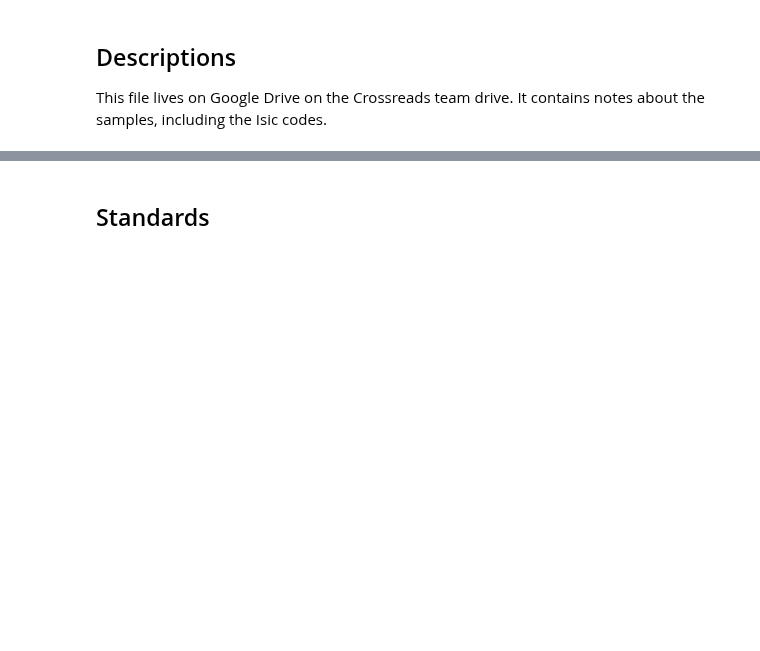
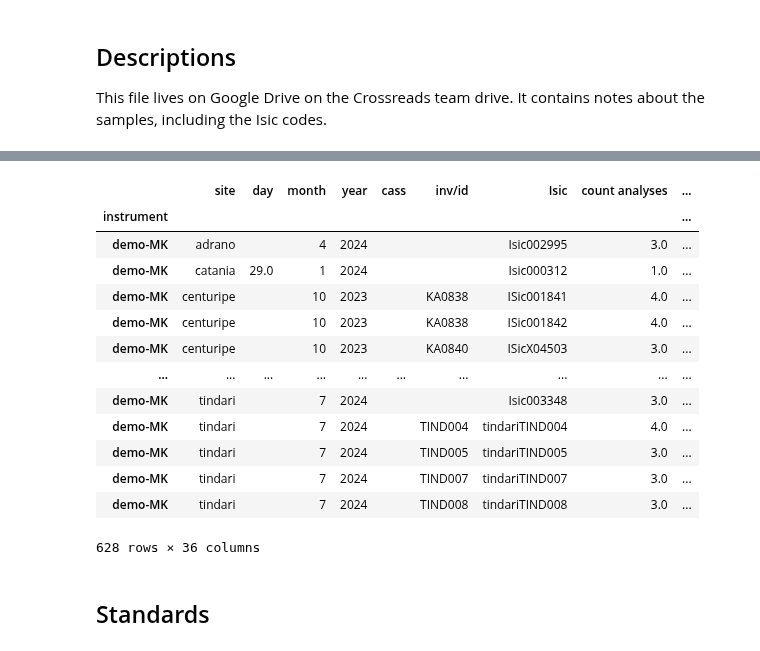
Before and after one commit to kingsdigitallab/crossreads-petrography, a Jupyter notebook: notebooks/pXRF.ipynb, the cells around one changed output, grey strips where cells are left out. Drawn from its saved outputs; the diff is of its cells as text; code cells hidden in the pictures; blank space fills up the shorter version.

```diff
--- a/notebooks/pXRF.ipynb
+++ b/notebooks/pXRF.ipynb
@@ -41,3 +66,21 @@ Loading pXRF descriptions
+# %%
+df=xrf.df_descriptions
+df
+# %% [output]
+|  | site | day | month | year | cass | inv/id | Isic | count analyses | ... |
+| instrument |  |  |  |  |  |  |  |  | ... |
+| demo-MK | adrano |  | 4 | 2024 |  |  | Isic002995 | 3.0 | ... |
+| demo-MK | catania | 29.0 | 1 | 2024 |  |  | Isic000312 | 1.0 | ... |
+| demo-MK | centuripe |  | 10 | 2023 |  | KA0838 | ISic001841 | 4.0 | ... |
+| demo-MK | centuripe |  | 10 | 2023 |  | KA0838 | ISic001842 | 4.0 | ... |
+| demo-MK | centuripe |  | 10 | 2023 |  | KA0840 | ISicX04503 | 3.0 | ... |
+| ... | ... | ... | ... | ... | ... | ... | ... | ... | ... |
+| demo-MK | tindari |  | 7 | 2024 |  |  | Isic003348 | 3.0 | ... |
+| demo-MK | tindari |  | 7 | 2024 |  | TIND004 | tindariTIND004 | 4.0 | ... |
+| demo-MK | tindari |  | 7 | 2024 |  | TIND005 | tindariTIND005 | 3.0 | ... |
+| demo-MK | tindari |  | 7 | 2024 |  | TIND007 | tindariTIND007 | 3.0 | ... |
+| demo-MK | tindari |  | 7 | 2024 |  | TIND008 | tindariTIND008 | 3.0 | ... |
+628 rows × 36 columns
 # %% [markdown]
 ## Standards
 # %%
```
Also changed, not shown: parts of 16 cells of this notebook, 13 other files.
